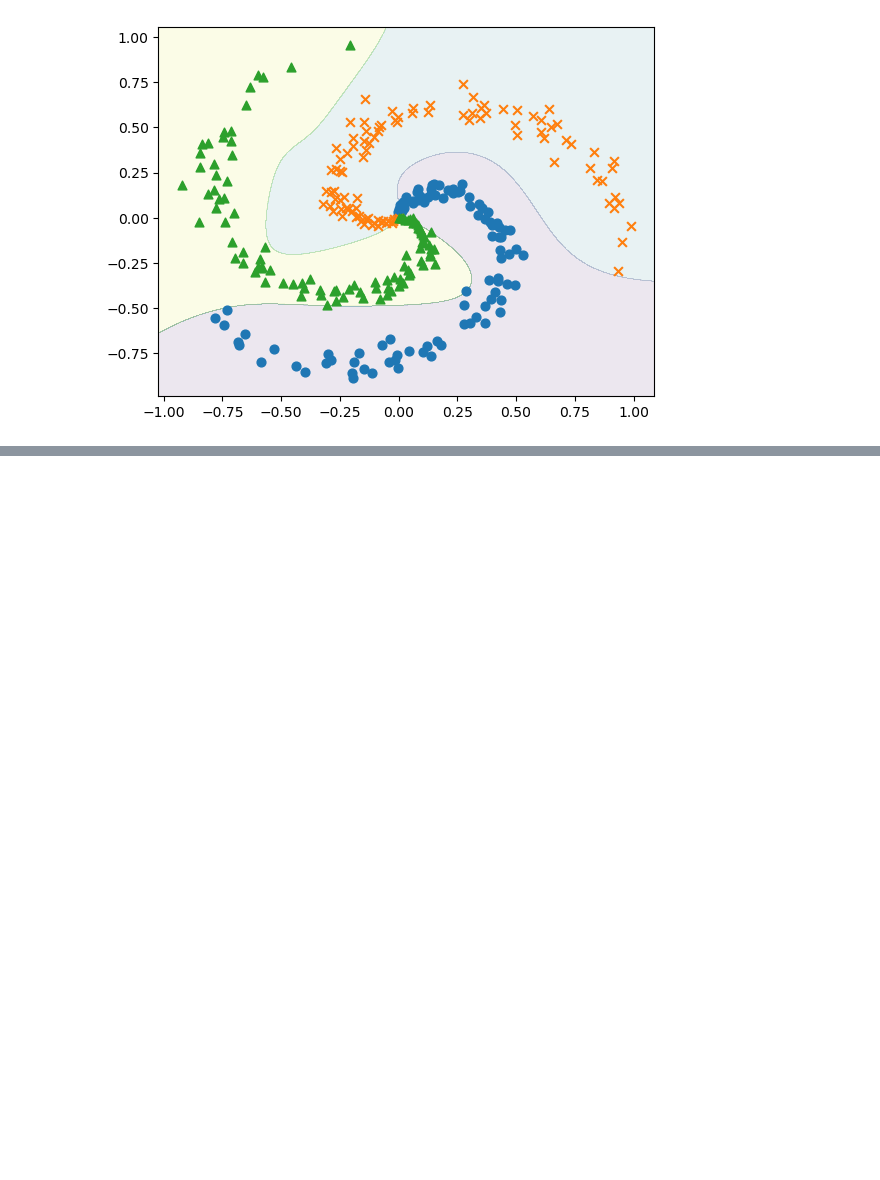
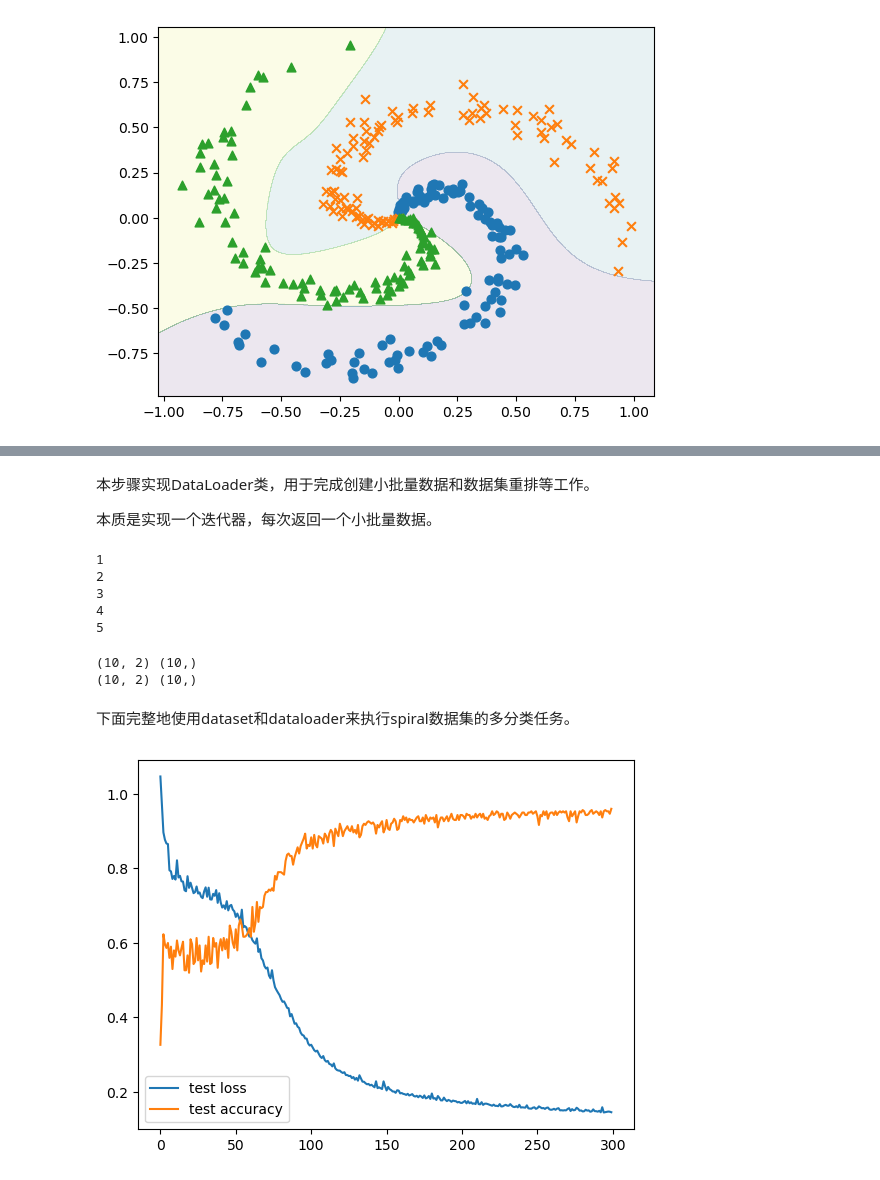
Before and after one commit to easymoneysnipertang/DeZero, a Jupyter notebook: stage4.ipynb, the cells around one changed output, grey strips where cells are left out. Saved outputs shown, nothing was run; the diff lists cells and outputs as text; code cells hidden in the pictures; blank space fills up the shorter version.

```diff
--- a/stage4.ipynb
+++ b/stage4.ipynb
@@ -851,0 +886,51 @@ plt.show()
+# %% [markdown]
+本步骤实现DataLoader类，用于完成创建小批量数据和数据集重排等工作。
+
+本质是实现一个迭代器，每次返回一个小批量数据。
+# %%
+class MyIterator:
+    def __init__(self, max_cnt):
+        self.max_cnt = max_cnt
+        self.cnt = 0
+
+    def __iter__(self):
+        return self
+
+    def __next__(self):
+        if self.cnt == self.max_cnt:
+            raise StopIteration()
+        self.cnt += 1
+        return self.cnt
+
+obj = MyIterator(5)
+for x in obj:
+    print(x)
+# %% [output]
+1
+2
+3
+4
+5
+# %%
+# 如何使用DataLoader
+batch_size = 10
+max_epoch = 1
+
+train_set = datasets.Spiral(train=True)
+test_set = datasets.Spiral(train=False)
+train_loader = DataLoader(train_set, batch_size)
+test_loader = DataLoader(test_set, batch_size, shuffle=False)
+
+for epoch in range(max_epoch):
+    for x, t in train_loader:
+        print(x.shape, t.shape)
+        break
+
+    for x, t in test_loader:
+        print(x.shape, t.shape)
+        break
+# %% [output]
+(10, 2) (10,)
+(10, 2) (10,)
+# %% [markdown]
+下面完整地使用dataset和dataloader来执行spiral数据集的多分类任务。
@@ -851,0 +989,10 @@ plt.show()
+# %%
+# train loss: 0.1082, accuracy: 0.9667
+# test loss: 0.1458, accuracy: 0.9600
+# 绘制损失曲线与精度曲线于一张图
+plt.plot(test_losses, label='test loss')
+plt.plot(test_accuracies, label='test accuracy')
+plt.legend()
+plt.show()
+# %% [output]
+[figure, added]
```
Also changed, not shown: parts of 8 cells of this notebook, 3 other files.
